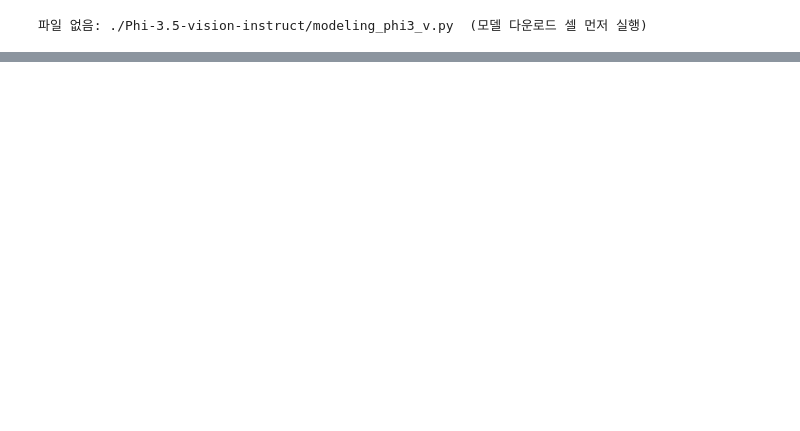
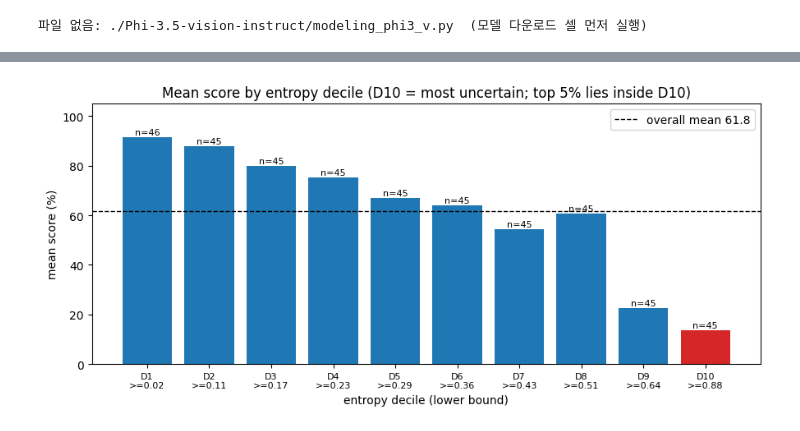
Before and after one commit to MinseongKim-dev/Expert-CFG, a Jupyter notebook: VQA_RAD_cfg_reproduction.ipynb, the cells around one changed output, grey strips where cells are left out. Drawn from its saved outputs; the diff is of its cells as text; code cells hidden in the pictures; blank space fills up the shorter version.

```diff
--- a/VQA_RAD_cfg_reproduction.ipynb
+++ b/VQA_RAD_cfg_reproduction.ipynb
@@ -514,11 +482,13 @@ base = AutoModelForCausalLM.from_pretrained(
     BASE_MODEL_DIR, dtype=_dtype,
     trust_remote_code=True, _attn_implementation='eager')
 
-# Med LoRA merge
-model = PeftModel.from_pretrained(base, resolve_med_lora()).merge_and_unload()
-
-# VQA-RAD LoRA 로드
-model = PeftModel.from_pretrained(model, OUTPUT_DIR).to(DEVICE).eval()
+if DOWNSTREAM_MODE == 'continue':
+    # Med LoRA 를 이어서 학습한 어댑터 하나만 base 에 얹는다
+    model = PeftModel.from_pretrained(base, ADAPTER_DIR).to(DEVICE).eval()
+else:
+    # Med LoRA merge 후 VQA-RAD LoRA 로드
+    model = PeftModel.from_pretrained(base, resolve_med_lora()).merge_and_unload()
+    model = PeftModel.from_pretrained(model, ADAPTER_DIR).to(DEVICE).eval()
 
 try:
     model.generation_config = GenerationConfig.from_pretrained(BASE_MODEL_DIR)
@@ -742,0 +1051,17 @@ VQA-RAD 전체 CFG 평가는 약 30-60분 소요 (A100 기준).
+# %%
+# ── 시각화 1: 엔트로피 10분위별 평균 점수 (AUC 셀을 먼저 실행: _ent, _sc 사용) ───────────────────────────────
+import matplotlib.pyplot as plt
+_order = np.argsort(_ent)
+_chunks = np.array_split(_order, 10)
+_mean = [100 * _sc[c].mean() for c in _chunks]
+_lo = [_ent[c].min() for c in _chunks]
+fig, ax = plt.subplots(figsize=(9, 4.2))
+bars = ax.bar(range(1, 11), _mean, color=['tab:red' if i == 9 else 'tab:blue' for i in range(10)])
+for b, c in zip(bars, _chunks):
+    ax.text(b.get_x() + b.get_width() / 2, b.get_height() + 1, f'n={len(c)}', ha='center', fontsize=8)
+ax.axhline(100 * _sc.mean(), color='k', ls='--', lw=1, label=f'overall mean {100*_sc.mean():.1f}')
+ax.set_xticks(range(1, 11)); ax.set_xticklabels([f'D{k}' + chr(10) + f'>={v:.2f}' for k, v in zip(range(1, 11), _lo)], fontsize=8)
+ax.set(title='Mean score by entropy decile (D10 = most uncertain; top 5% lies inside D10)', xlabel='entropy decile (lower bound)', ylabel='mean score (%)', ylim=(0, 105))
+ax.legend(); plt.tight_layout(); plt.show()
+# %% [output]
+[figure, added]
```
Also changed, not shown: parts of 45 cells of this notebook, 2 other files.
